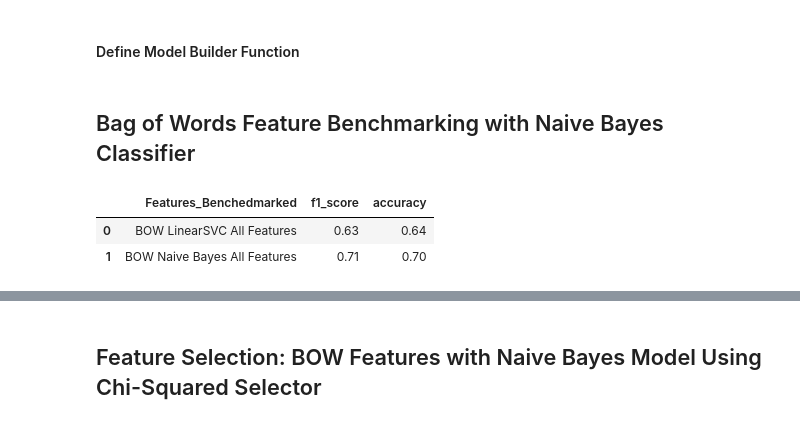
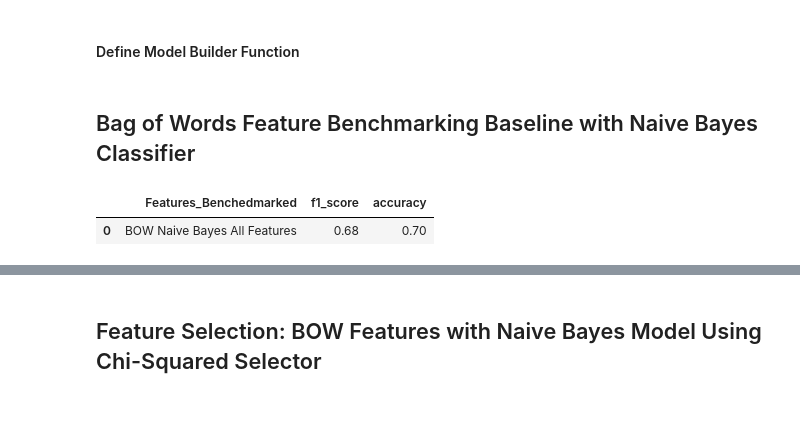
Before and after one commit to CSML1010-3-2020/NLPCourseProject, a Jupyter notebook: CSML1010_Group3_Course_Project_Feature_Engineering_Selection.ipynb, the cells around one changed output, grey strips where cells are left out. Drawn from its saved outputs; the diff is of its cells as text; code cells hidden in the pictures.

```diff
--- a/CSML1010_Group3_Course_Project_Feature_Engineering_Selection.ipynb
+++ b/CSML1010_Group3_Course_Project_Feature_Engineering_Selection.ipynb
@@ -315,7 +315,7 @@ def Build_Model(model, features_train, labels_train, features_test, labels_test)
 
     return cm, pred, f1, report, accuracy
 # %% [markdown]
-## Bag of Words Feature Benchmarking with Naive Bayes Classifier
+## Bag of Words Feature Benchmarking Baseline with Naive Bayes Classifier
 # %%
 from sklearn.naive_bayes import MultinomialNB
 
@@ -323,13 +323,13 @@ model_nb_bow = MultinomialNB()
 cm_nb_bow, pred_nb_bow, f1_nb_bow, report_nb_bow, accuracy_nb_bow = Build_Model(model_nb_bow, X_train_bow, y_train, X_test_bow, y_test)
 # %%
 # Save benchmark output
+rows_benchmarks = []
 rows_benchmarks.append(["BOW Naive Bayes All Features", f1_nb_bow, accuracy_nb_bow])
 df_benchmarks = pd.DataFrame(rows_benchmarks, columns=["Features_Benchedmarked", "f1_score", "accuracy"])
 df_benchmarks
 # %% [output]
 |  | Features_Benchedmarked | f1_score | accuracy |
-| 0 | BOW LinearSVC All Features | 0.63 | 0.64 |
-| 1 | BOW Naive Bayes All Features | 0.71 | 0.70 |
+| 0 | BOW Naive Bayes All Features | 0.68 | 0.70 |
 # %%
 from sklearn.metrics import confusion_matrix
 
```
Also changed, not shown: parts of 92 cells of this notebook.
